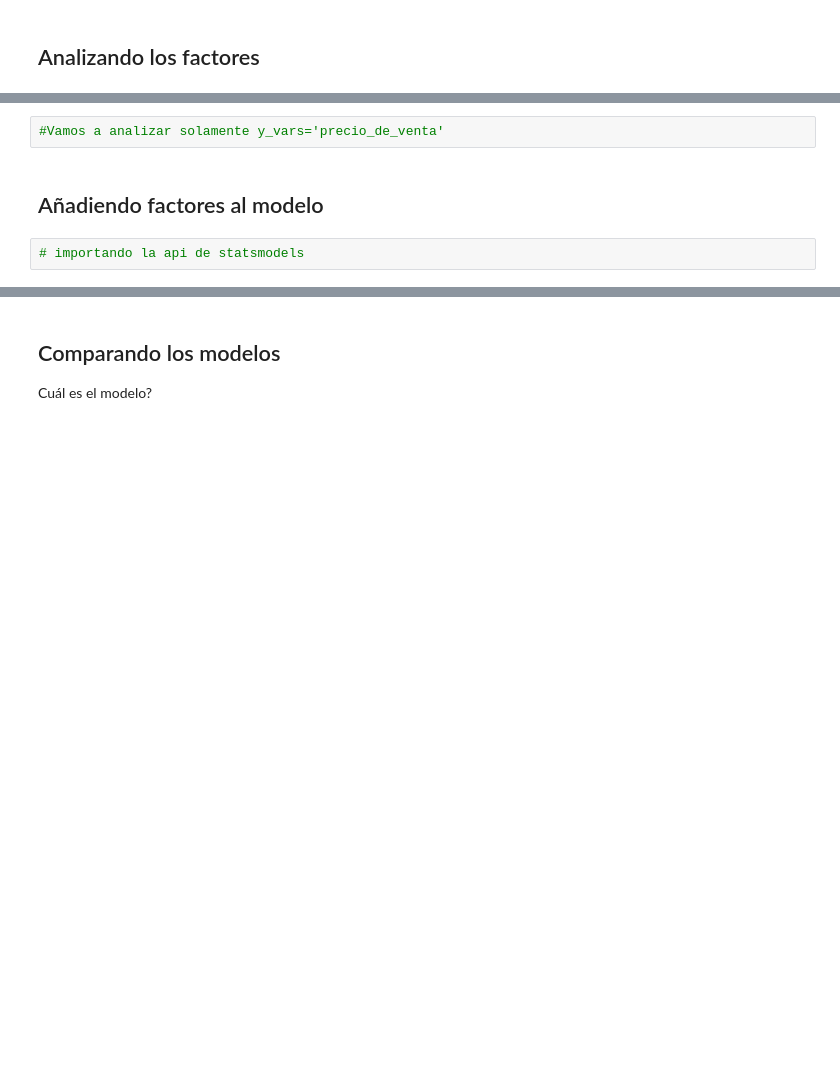
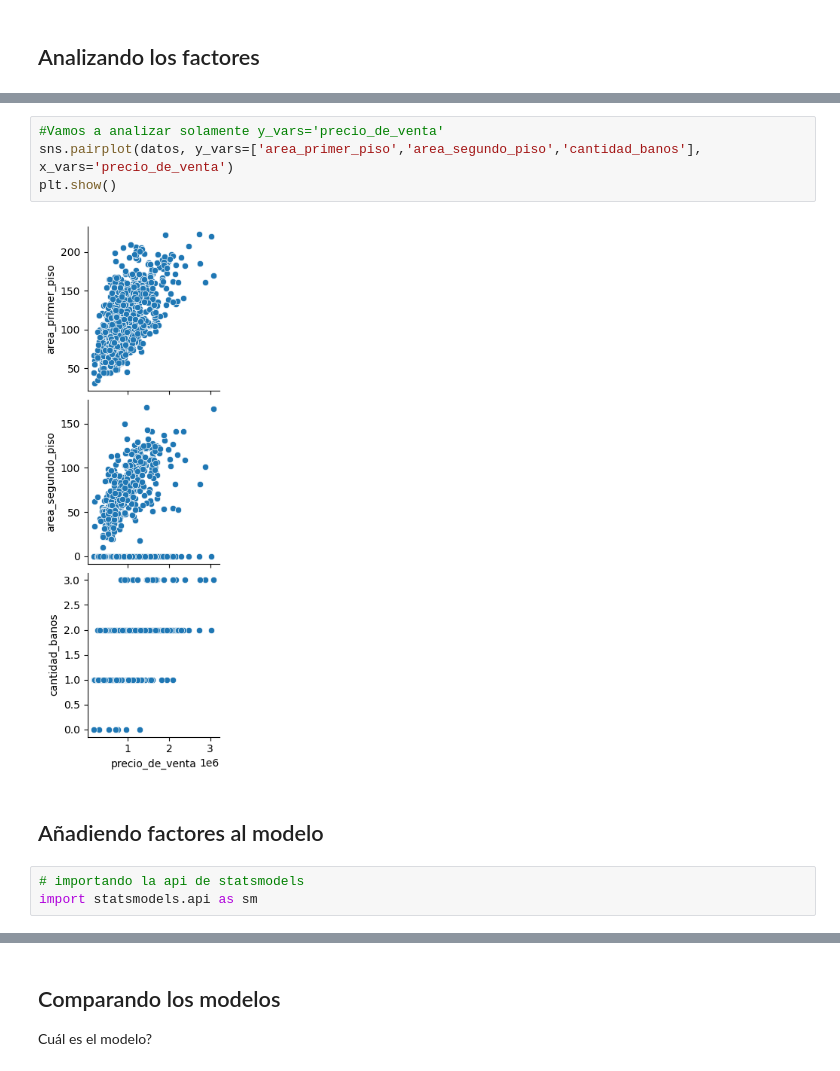
Before and after one commit to kikecastillocolombia/precios_de_inmuebles_regresion_lineal, a Jupyter notebook: precios_de_inmuebles_regresion_lineal.ipynb, the cells around one changed output, grey strips where cells are left out. Drawn from its saved outputs; the diff is of its cells as text; blank space fills up the shorter version.

```diff
--- a/precios_de_inmuebles_regresion_lineal.ipynb
+++ b/precios_de_inmuebles_regresion_lineal.ipynb
@@ -253,8 +334,13 @@ Esto indica que aún existe una cantidad significativa de variación que no est
 # %%
 #Vamos a analizar solamente y_vars='precio_de_venta'
+sns.pairplot(datos, y_vars=['area_primer_piso','area_segundo_piso','cantidad_banos'], x_vars='precio_de_venta')
+plt.show()
+# %% [output]
+[figure, added]
 # %% [markdown]
 ## Añadiendo factores al modelo
 # %%
 # importando la api de statsmodels
+import statsmodels.api as sm
 # %%
 # Añadiendo una constante
```
Also changed, not shown: parts of 53 cells of this notebook.
